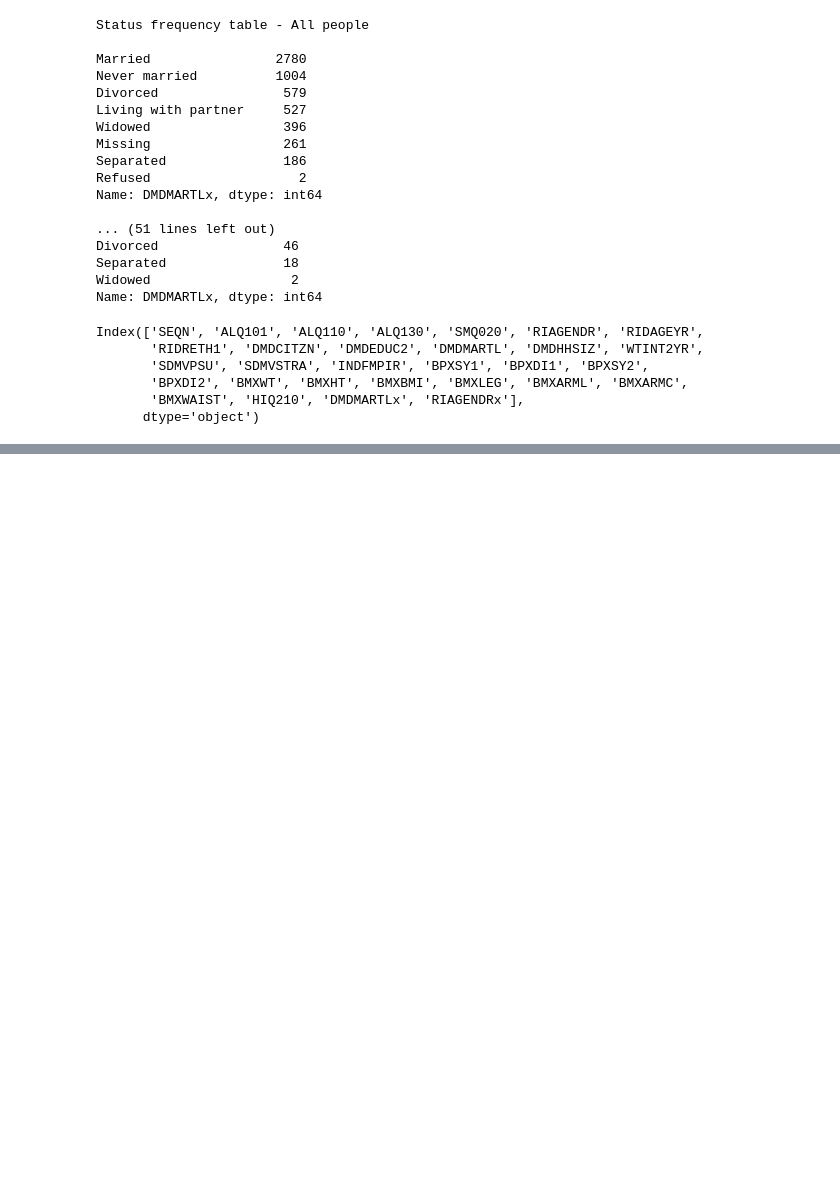
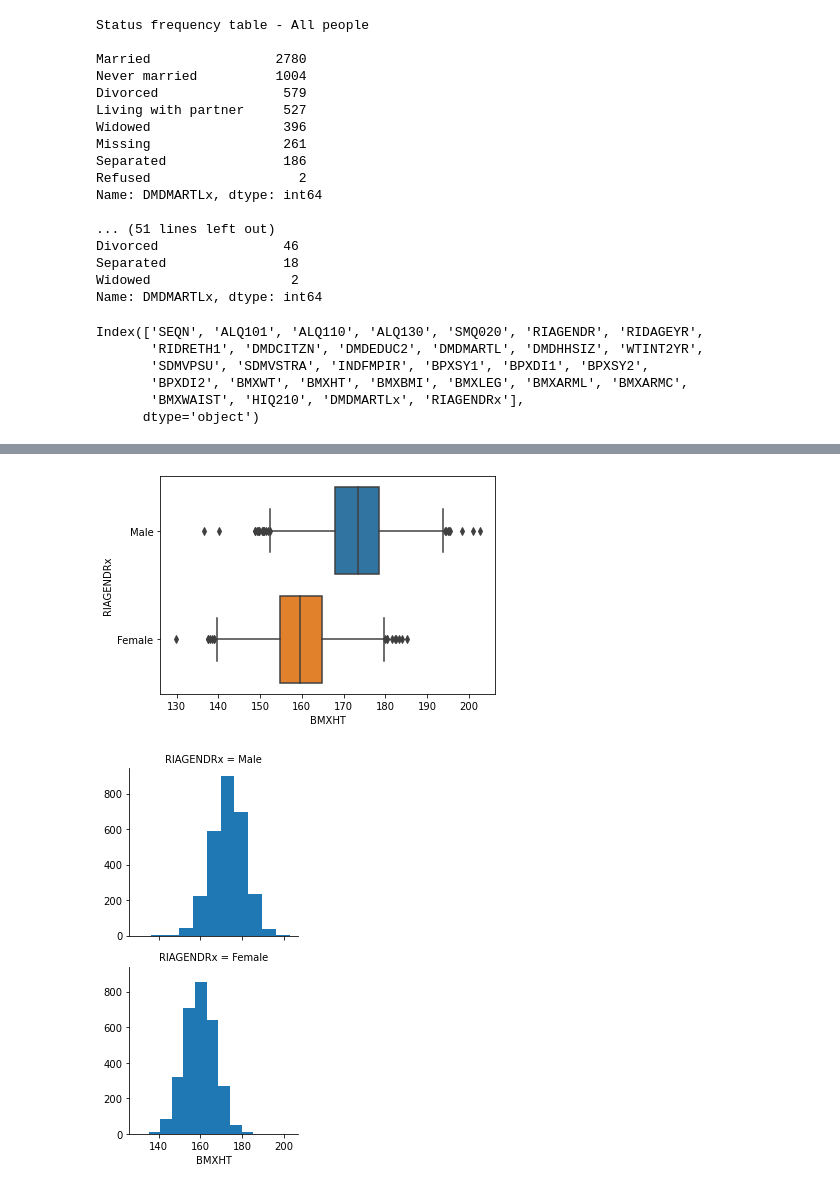
Before and after one commit to jomorales1/Statistics-with-Python, a Jupyter notebook: Understanding and Visualizing Data with Python/Week 2/nhanes_univariate_practice.ipynb, the cells around one changed output, grey strips where cells are left out. Drawn from its saved outputs; the diff is of its cells as text; code cells hidden in the pictures; blank space fills up the shorter version.

```diff
--- a/Understanding and Visualizing Data with Python/Week 2/nhanes_univariate_practice.ipynb
+++ b/Understanding and Visualizing Data with Python/Week 2/nhanes_univariate_practice.ipynb
@@ -95,0 +148,10 @@ Index(['SEQN', 'ALQ101', 'ALQ110', 'ALQ130', 'SMQ020', 'RIAGENDR', 'RIDAGEYR',
+# %%
+sns.boxplot(x = da["BMXHT"], y = da["RIAGENDRx"])
+
+g = sns.FacetGrid(da, row = "RIAGENDRx")
+g = g.map(plt.hist, "BMXHT")
+
+plt.show()
+# %% [output]
+[figure, added]
+[figure, added]
```
Also changed, not shown: parts of 15 cells of this notebook.
